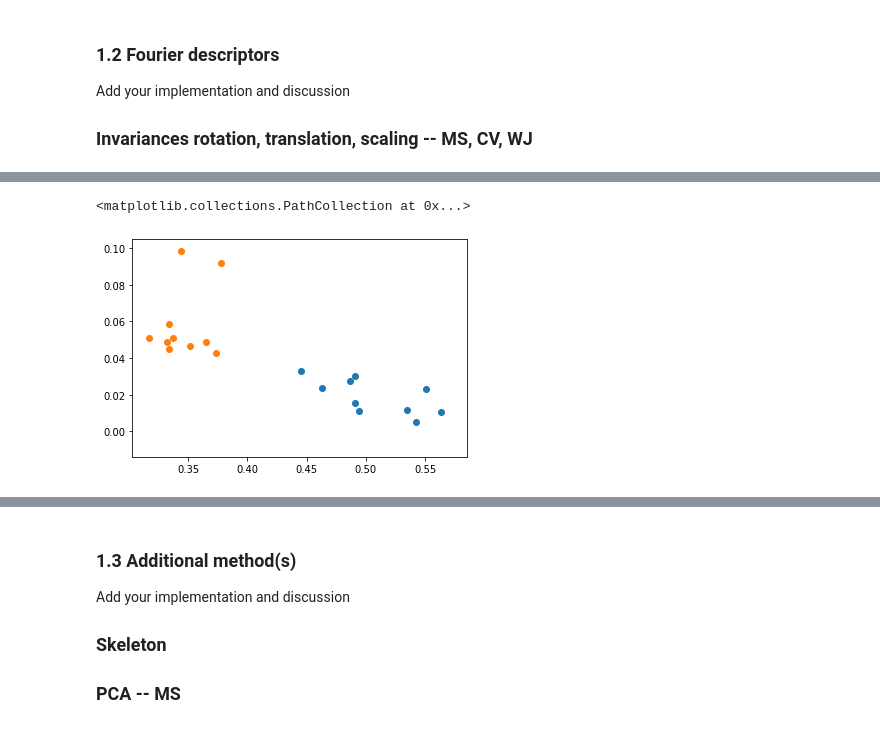
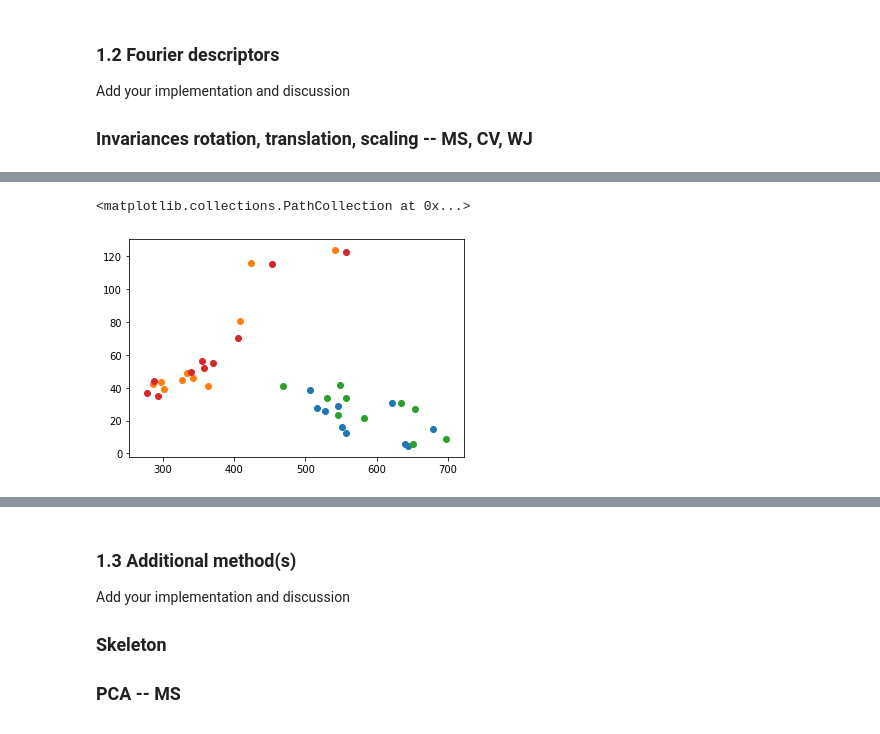
Before and after one commit to Jiang15/Image_analysis_and_pattern-recognition, a Jupyter notebook: Lab 2/lab_02_object_description.ipynb, the cells around one changed output, grey strips where cells are left out. Saved outputs shown, nothing was run; the diff lists cells and outputs as text; code cells hidden in the pictures.

Commit message:
invariances matrix form

```diff
--- a/Lab 2/lab_02_object_description.ipynb
+++ b/Lab 2/lab_02_object_description.ipynb
@@ -222,24 +293,0 @@ plt.scatter(FD_1[:,0], FD_1[:,1])
-# %%
-# Apply affine transformations with boolean flags
-rotation = False
-scaling = False
-
-translation = True
-
-im_af0 = []
-im_af1 = []
-
-for img0, img1, nm0, nm1 in zip(zeros_im, ones_im, zeros_names, ones_names):
-    img0 = affineTransform (img0, rotation, scaling, translation)
-    img1 = affineTransform (img1, rotation, scaling, translation)
-
-    im_af0.append(img0)
-    im_af1.append(img1)
-
-# Contour detection
-contourf_af0 = contour_fourier(im_af0)
-contourf_af1 = contour_fourier(im_af1)
-
-# Plots
-fig, axes = plt.subplots(2, len(zeros_im), figsize=(12, 3))
-plotImagContour(axes, contourf_af0, contourf_af1, im_af0, im_af1, zeros_names, ones_names)
@@ -303,29 +320,33 @@ plotImagContour(axes, contourf_af0, contourf_af1, im_af0, im_af1, zeros_names, o
 # %%
-# original images
 f1 = 1
 f2 = 3
-div = 0 # No division when set to -1
+div = -1 # No division when set to -1
 # N = 30 # number of pts in fft
 
-FD_0_orig = np.zeros((10,2))
-FD_1_orig = np.zeros((10,2))
+FD_0 = np.zeros((10,2))
+FD_1 = np.zeros((10,2))
 
 for i in range(10):
     fft0 = np.fft.fft(contourf_af0[i])#,n = N)
     fft1 = np.fft.fft(contourf_af1[i])#, n = N)
     fft0[-1] = 1
     fft1[-1] = 1
 
-    freq0 = np.fft.fftfreq(len(contourf_0[i]))
-    freq1 = np.fft.fftfreq(len(contourf_1[i]))
+    freq0 = np.fft.fftfreq(len(contourf_af0[i]))
+    freq1 = np.fft.fftfreq(len(contourf_af1[i]))
 
     # normalization
-    FD_0_orig[i,:]  = np.abs([fft0[f1],fft0[f2]])/np.abs(fft0[div])  # Translaton (Exclude f0), scaling (ratio)，and rotation(amplitude) invariances
-    FD_1_orig[i,:]  = np.abs([fft1[f1],fft1[f2]])/np.abs(fft1[div])
+    FD_0[i,:]  = np.abs([fft0[f1],fft0[f2]])/np.abs(fft0[div])  # Translaton (Exclude f0), scaling (ratio)，and rotation(amplitude) invariances
+    FD_1[i,:]  = np.abs([fft1[f1],fft1[f2]])/np.abs(fft1[div])
 
    # print(FD_0)
+
+
+# Superimposed plot of original and transformed
 plt.scatter(FD_0_orig[:,0],FD_0_orig[:,1])
 plt.scatter(FD_1_orig[:,0],FD_1_orig[:,1])
+plt.scatter(FD_0[:,0],FD_0[:,1])
+plt.scatter(FD_1[:,0],FD_1[:,1])
 # %% [output]
 <matplotlib.collections.PathCollection at 0x...>
-[figure, old version]
+[figure, new version]
```
Also changed, not shown: parts of 30 cells of this notebook.
